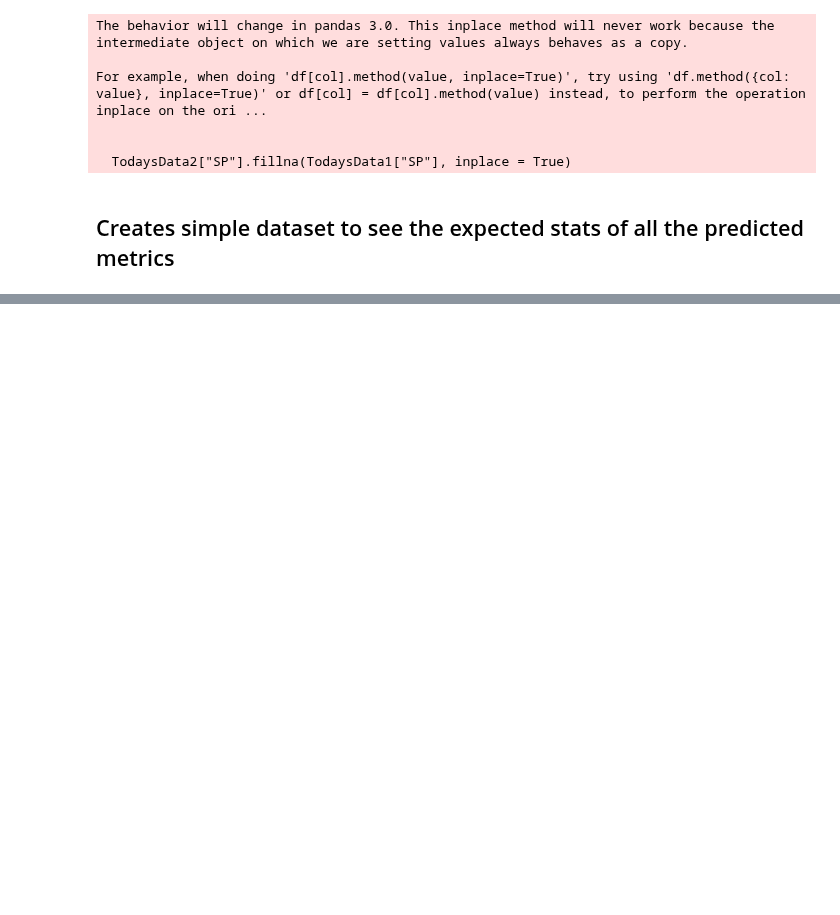
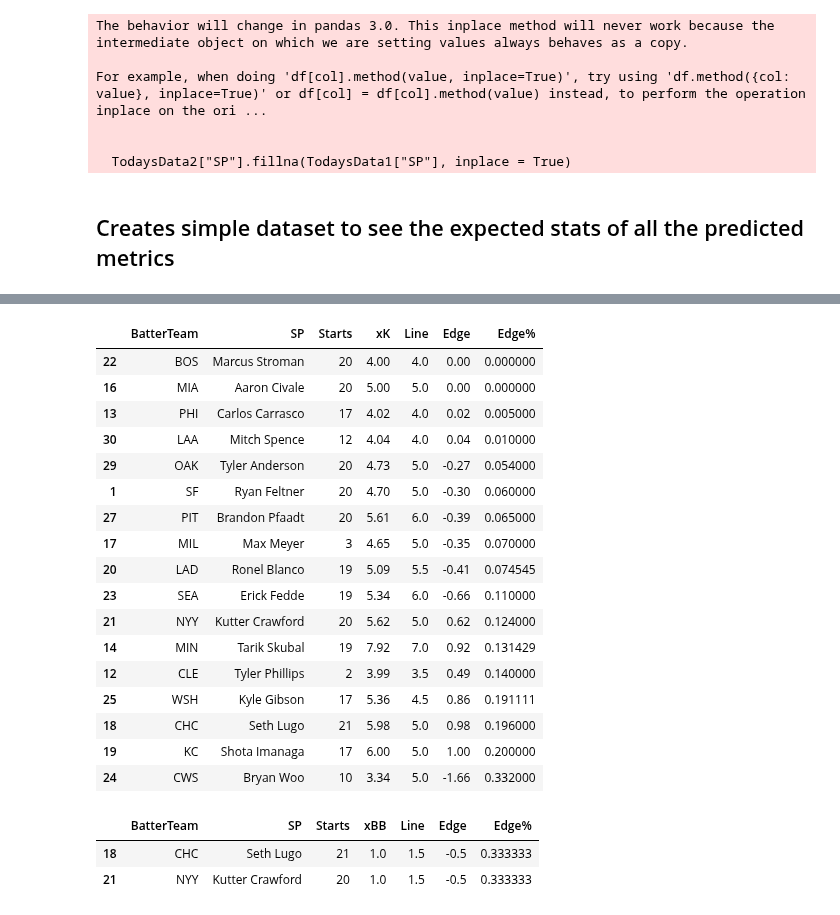
Before and after one commit to Cbkaplinger/Random-Projects, a Jupyter notebook: MLB/DailyPitcherModel.ipynb, the cells around one changed output, grey strips where cells are left out. Cells and saved outputs as stored; diff of their text form; code cells hidden in the pictures; blank space fills up the shorter version.

Commit message:
Found edge in other models

```diff
--- a/MLB/DailyPitcherModel.ipynb
+++ b/MLB/DailyPitcherModel.ipynb
@@ -1084,0 +1101,67 @@ TodaysData3.sort_values("xFS")
+# %%
+def call_endpoint(url, max_level=3, include_new_player_attributes=False):
+    '''
+    takes:
+        - url (str): the API endpoint to call
+        - max_level (int): level of json normalizing to apply
+        - include_player_attributes (bool): whether to include player object attributes in the returned dataframe
+    returns:
+        - df (pd.DataFrame): a dataframe of the call response content
+    '''
+    resp = requests.get(url).json()
+    data = pd.json_normalize(resp['data'], max_level=max_level)
+    included = pd.json_normalize(resp['included'], max_level=max_level)
+    if include_new_player_attributes:
+        inc_cop = included[included['type'] == 'new_player'].copy().dropna(axis=1)
+        data = pd.merge(data
+                        , inc_cop
+                        , how='left'
+                        , left_on=['relationships.new_player.data.id'
+                                   ,'relationships.new_player.data.type']
+                        , right_on=['id', 'type']
+                        , suffixes=('', '_new_player'))
+    return data
+
+url = 'https://partner-api.prizepicks.com/projections?league_id=2&per_page=1000'
+df = call_endpoint(url, include_new_player_attributes=True)
+# %%
+prizepicks1 = df[["attributes.description", "attributes.line_score", "attributes.odds_type", "attributes.stat_type", "attributes.name", "attributes.position", "attributes.team"]]
+prizepicks1 = prizepicks1[(prizepicks1["attributes.position"] == "P") & ((prizepicks1["attributes.odds_type"] == "standard") | (prizepicks1["attributes.odds_type"] == "goblin") | (prizepicks1["attributes.odds_type"] == "demon"))].drop(columns = "attributes.position")
+prizepicks2 = prizepicks1.rename(columns={'attributes.name': 'SP', 'attributes.description': 'BatterTeam', 'attributes.team': 'PitcherTeam',  "attributes.line_score": "Line", "attributes.stat_type": "Stat", "attributes.odds_type": "Type"})
+# %%
+StrikeoutLine = prizepicks2[(prizepicks2["Stat"] == "Pitcher Strikeouts") & (prizepicks2["Type"] == "standard")]
+Strikeouts1 = TodaysData3[["BatterTeam", "SP", "Starts", "xK"]]
+Strikeouts2 = pd.merge(Strikeouts1, StrikeoutLine[["SP", "Line"]], left_on = ['SP'], right_on = ['SP'], how = 'left').dropna()
+Strikeouts2["Edge"] = Strikeouts2["xK"] - Strikeouts2["Line"]
+Strikeouts2["Edge%"] = abs(Strikeouts2["Edge"] / Strikeouts2["Line"])
+Strikeouts2.sort_values("Edge%")
+# %% [output]
+|  | BatterTeam | SP | Starts | xK | Line | Edge | Edge% |
+| 22 | BOS | Marcus Stroman | 20 | 4.00 | 4.0 | 0.00 | 0.000000 |
+| 16 | MIA | Aaron Civale | 20 | 5.00 | 5.0 | 0.00 | 0.000000 |
+| 13 | PHI | Carlos Carrasco | 17 | 4.02 | 4.0 | 0.02 | 0.005000 |
+| 30 | LAA | Mitch Spence | 12 | 4.04 | 4.0 | 0.04 | 0.010000 |
+| 29 | OAK | Tyler Anderson | 20 | 4.73 | 5.0 | -0.27 | 0.054000 |
+| 1 | SF | Ryan Feltner | 20 | 4.70 | 5.0 | -0.30 | 0.060000 |
+| 27 | PIT | Brandon Pfaadt | 20 | 5.61 | 6.0 | -0.39 | 0.065000 |
+| 17 | MIL | Max Meyer | 3 | 4.65 | 5.0 | -0.35 | 0.070000 |
+| 20 | LAD | Ronel Blanco | 19 | 5.09 | 5.5 | -0.41 | 0.074545 |
+| 23 | SEA | Erick Fedde | 19 | 5.34 | 6.0 | -0.66 | 0.110000 |
+| 21 | NYY | Kutter Crawford | 20 | 5.62 | 5.0 | 0.62 | 0.124000 |
+| 14 | MIN | Tarik Skubal | 19 | 7.92 | 7.0 | 0.92 | 0.131429 |
+| 12 | CLE | Tyler Phillips | 2 | 3.99 | 3.5 | 0.49 | 0.140000 |
+| 25 | WSH | Kyle Gibson | 17 | 5.36 | 4.5 | 0.86 | 0.191111 |
+| 18 | CHC | Seth Lugo | 21 | 5.98 | 5.0 | 0.98 | 0.196000 |
+| 19 | KC | Shota Imanaga | 17 | 6.00 | 5.0 | 1.00 | 0.200000 |
+| 24 | CWS | Bryan Woo | 10 | 3.34 | 5.0 | -1.66 | 0.332000 |
+# %%
+WalkLine = prizepicks2[(prizepicks2["Stat"] == "Walks Allowed") & (prizepicks2["Type"] == "standard")]
+Walks1 = TodaysData3[["BatterTeam", "SP", "Starts", "xBB"]]
+Walks2 = pd.merge(Walks1, WalkLine[["SP", "Line"]], left_on = ['SP'], right_on = ['SP'], how = 'left').dropna()
+Walks2["Edge"] = Walks2["xBB"] - Walks2["Line"]
+Walks2["Edge%"] = abs(Walks2["Edge"] / Walks2["Line"])
+Walks2.sort_values("Edge%")
+# %% [output]
+|  | BatterTeam | SP | Starts | xBB | Line | Edge | Edge% |
+| 18 | CHC | Seth Lugo | 21 | 1.0 | 1.5 | -0.5 | 0.333333 |
+| 21 | NYY | Kutter Crawford | 20 | 1.0 | 1.5 | -0.5 | 0.333333 |
```
Also changed, not shown: parts of 7 cells of this notebook, 3 other files.
